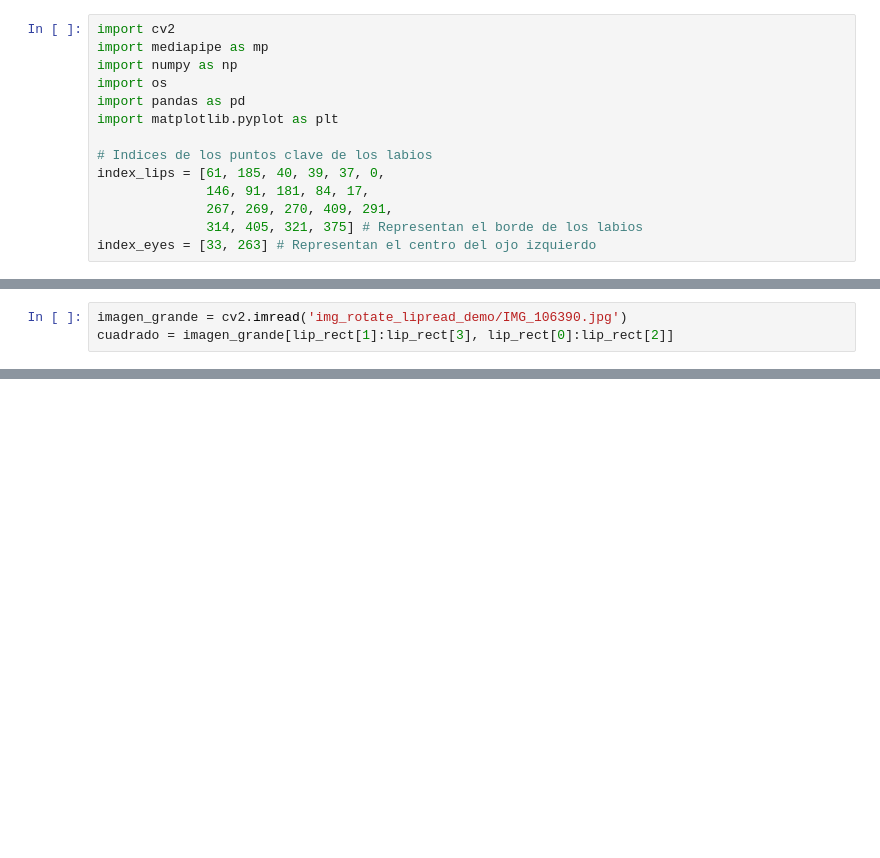
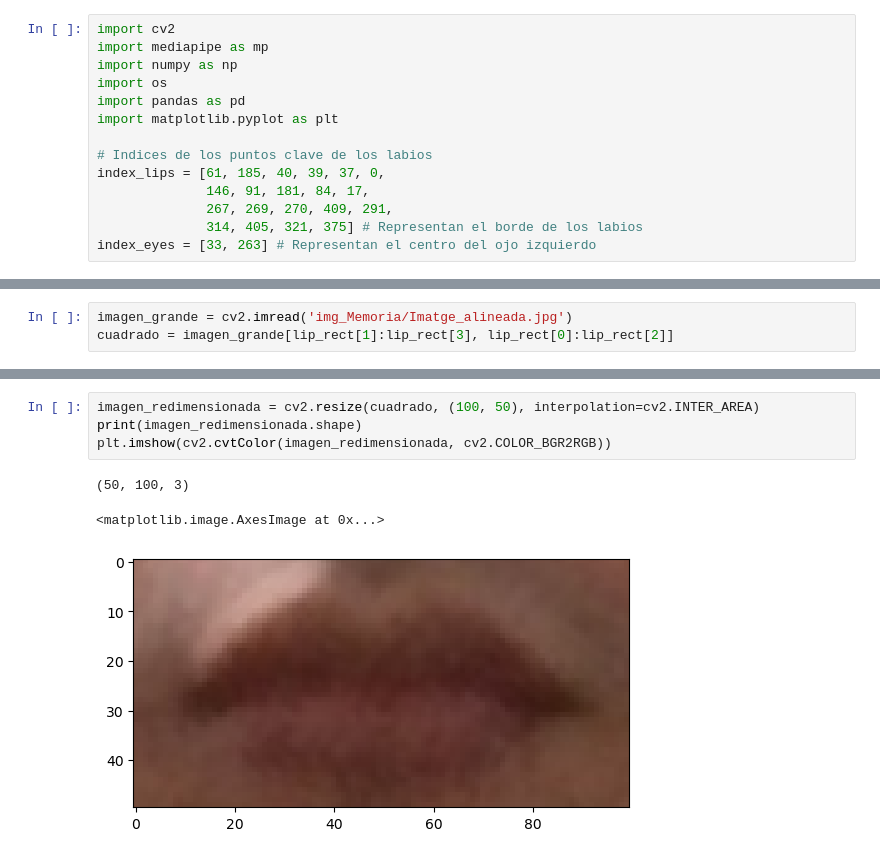
Before and after one commit to j4v1t00/Lip-Reading-for-Silent-Speech-Recognition-using-3D-Convolution, a Jupyter notebook: Lip Reading - Word recognition/Mouth_Extraction.ipynb, the cells around one changed output, grey strips where cells are left out. Cells and saved outputs as stored; diff of their text form; blank space fills up the shorter version.

```diff
--- a/Lip Reading - Word recognition/Mouth_Extraction.ipynb
+++ b/Lip Reading - Word recognition/Mouth_Extraction.ipynb
@@ -61,3 +69,3 @@ else:
 # %%
-imagen_grande = cv2.imread('img_rotate_lipread_demo/IMG_106390.jpg')
+imagen_grande = cv2.imread('img_Memoria/Imatge_alineada.jpg')
 cuadrado = imagen_grande[lip_rect[1]:lip_rect[3], lip_rect[0]:lip_rect[2]]
@@ -68,0 +81,8 @@ plt.imshow(cv2.cvtColor(cuadrado, cv2.COLOR_BGR2RGB))
+# %%
+imagen_redimensionada = cv2.resize(cuadrado, (100, 50), interpolation=cv2.INTER_AREA)
+print(imagen_redimensionada.shape)
+plt.imshow(cv2.cvtColor(imagen_redimensionada, cv2.COLOR_BGR2RGB))
+# %% [output]
+(50, 100, 3)
+<matplotlib.image.AxesImage at 0x...>
+[figure, added]
```
Also changed, not shown: parts of 8 cells of this notebook, 19 other files.
